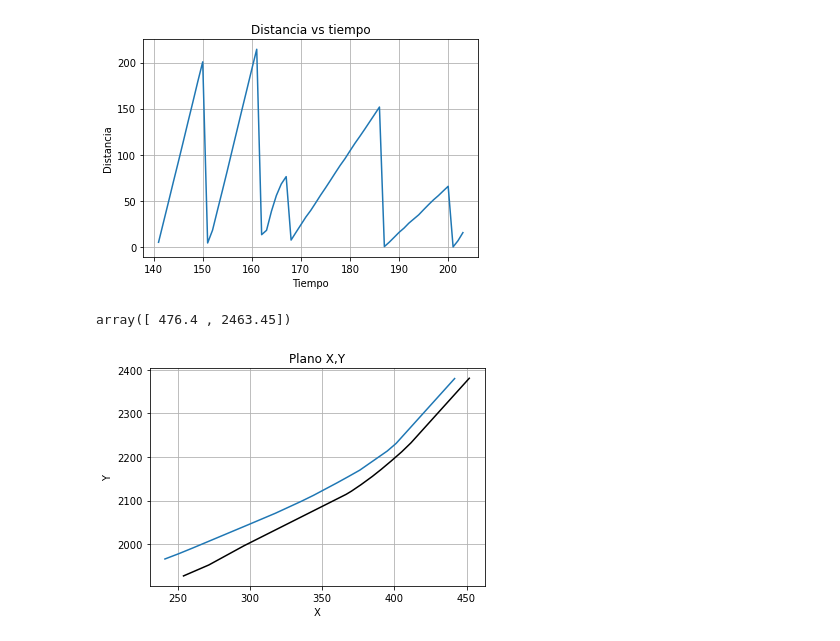
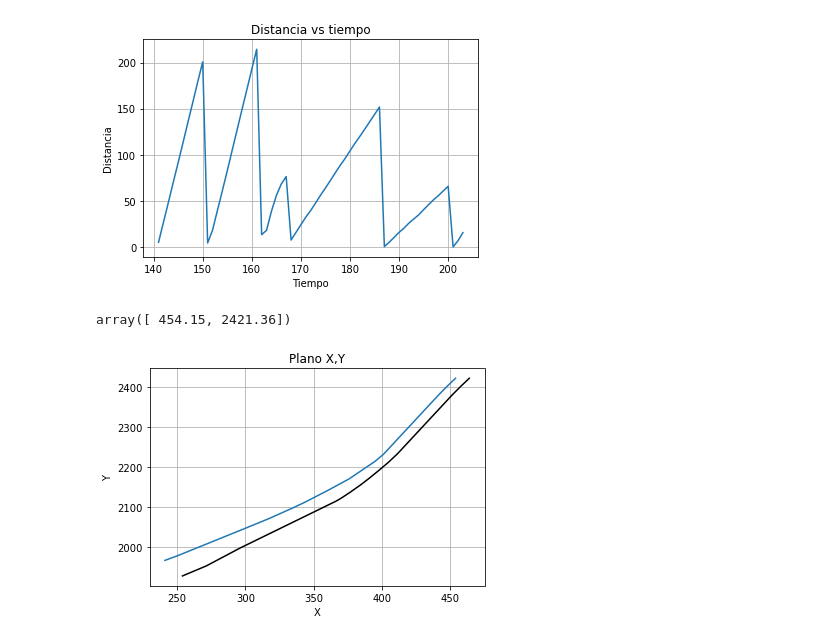
Before and after one commit to fedefiuba/Sumo_simulaciones, a Jupyter notebook: Simulacion_Autopista_25_5/Simulación_Plaza_Virreyes/Trayectoria_Autos/Código/Visualización_Datos_Sumo.ipynb, the cells around one changed output. Drawn from its saved outputs; the diff is of its cells as text; code cells hidden in the pictures.

```diff
--- a/Simulacion_Autopista_25_5/Simulación_Plaza_Virreyes/Trayectoria_Autos/Código/Visualización_Datos_Sumo.ipynb
+++ b/Simulacion_Autopista_25_5/Simulación_Plaza_Virreyes/Trayectoria_Autos/Código/Visualización_Datos_Sumo.ipynb
@@ -41,15 +41,15 @@ plt.grid()
 # %%
 X1 = np.array(df1[["vehicle_x", "vehicle_y"]]) #Veh32
 X2 = np.array(df2[["vehicle_x", "vehicle_y"]]) #Veh33
-# %%
-X2[154]
-# %% [output]
-array([ 476.4 , 2463.45])
+# %%
+X1[148]
+# %% [output]
+array([ 454.15, 2421.36])
 # %%
-plt.plot(X1[150:, 0], X1[150:, 1],X2[154:, 0], X2[154:, 1],'k')
+plt.plot(X1[148:, 0], X1[148:, 1],X2[152:, 0], X2[152:, 1],'k')
 plt.title('Plano X,Y')
 plt.xlabel('X')
 plt.ylabel('Y')
 plt.grid()
 # %% [output]
-[figure, old version]
+[figure, new version]
```
Also changed, not shown: 1 other file.
